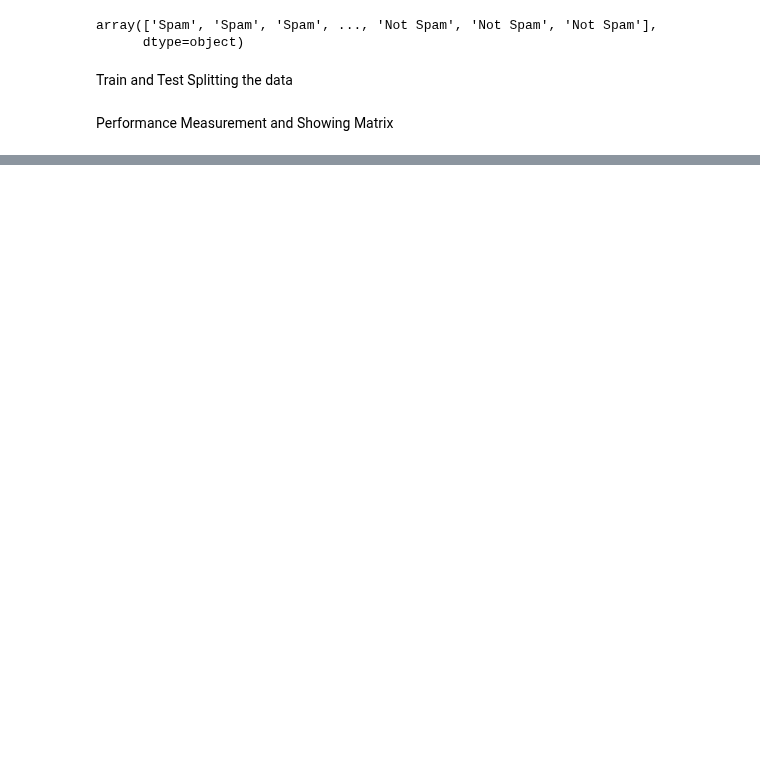
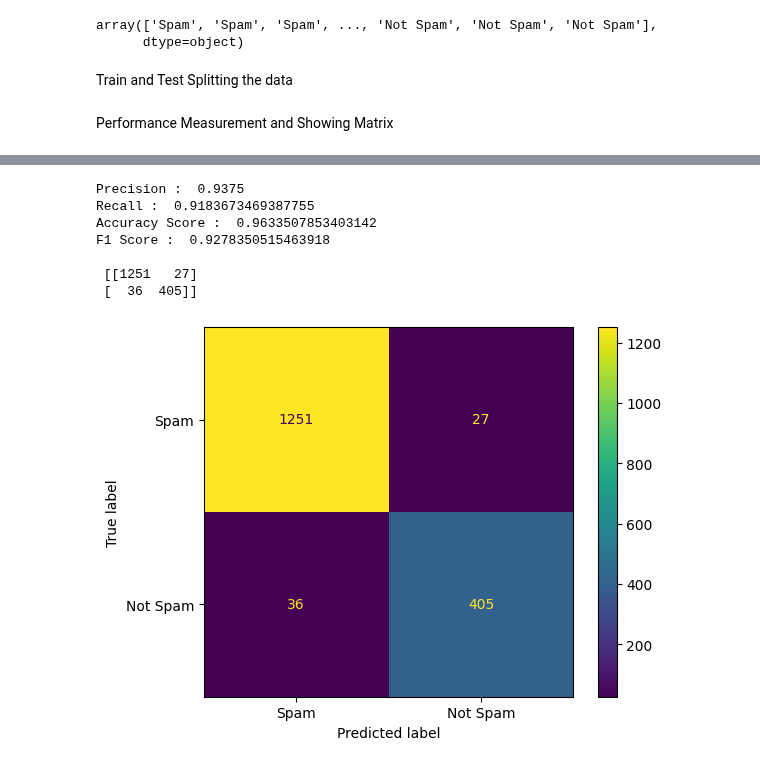
Before and after one commit to rizanatlanta-dsproj/Spam-Email-Detection, a Jupyter notebook: Spamdetection.ipynb, the cells around one changed output, grey strips where cells are left out. Saved outputs shown, nothing was run; the diff lists cells and outputs as text; code cells hidden in the pictures; blank space fills up the shorter version.

```diff
--- a/Spamdetection.ipynb
+++ b/Spamdetection.ipynb
@@ -226,0 +371,11 @@ def perform(y_pred):
+# %%
+perform(y_test, y_pred_dt)
+# %% [output]
+Precision :  0.9375
+Recall :  0.9183673469387755
+Accuracy Score :  0.9633507853403142
+F1 Score :  0.9278350515463918
+
+ [[1251   27]
+ [  36  405]]
+[figure, added]
```
Also changed, not shown: parts of 41 cells of this notebook.
